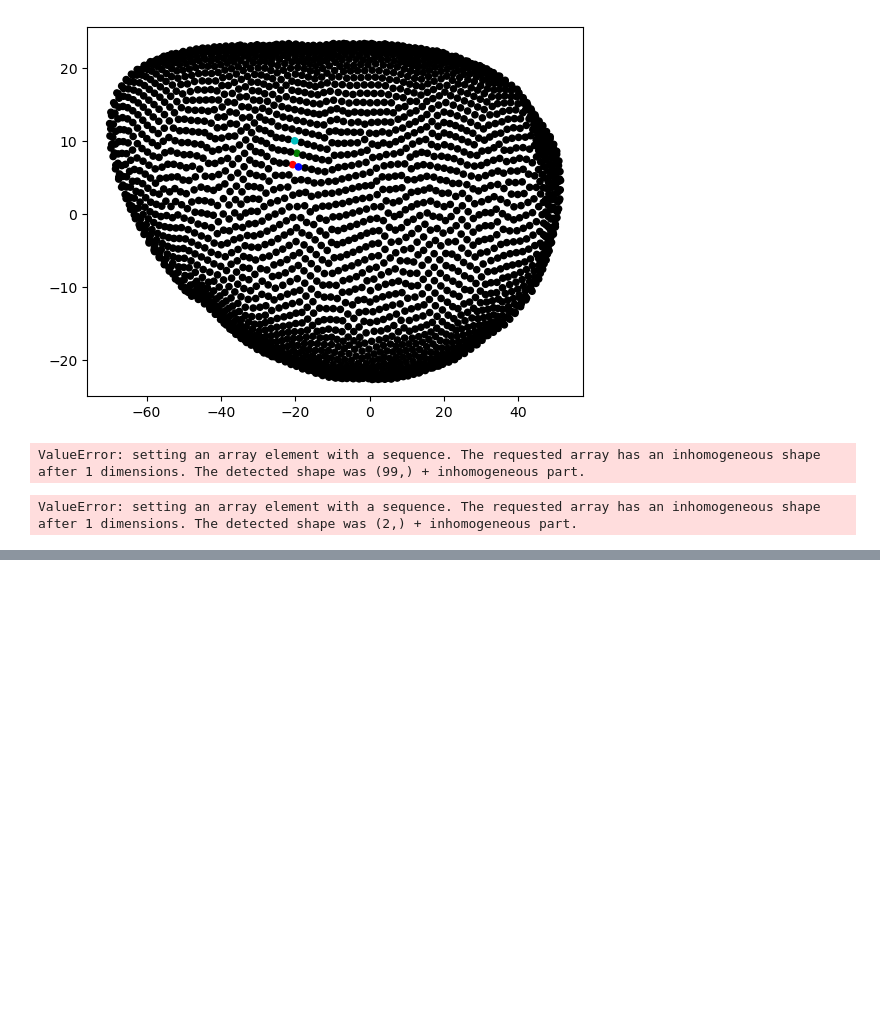
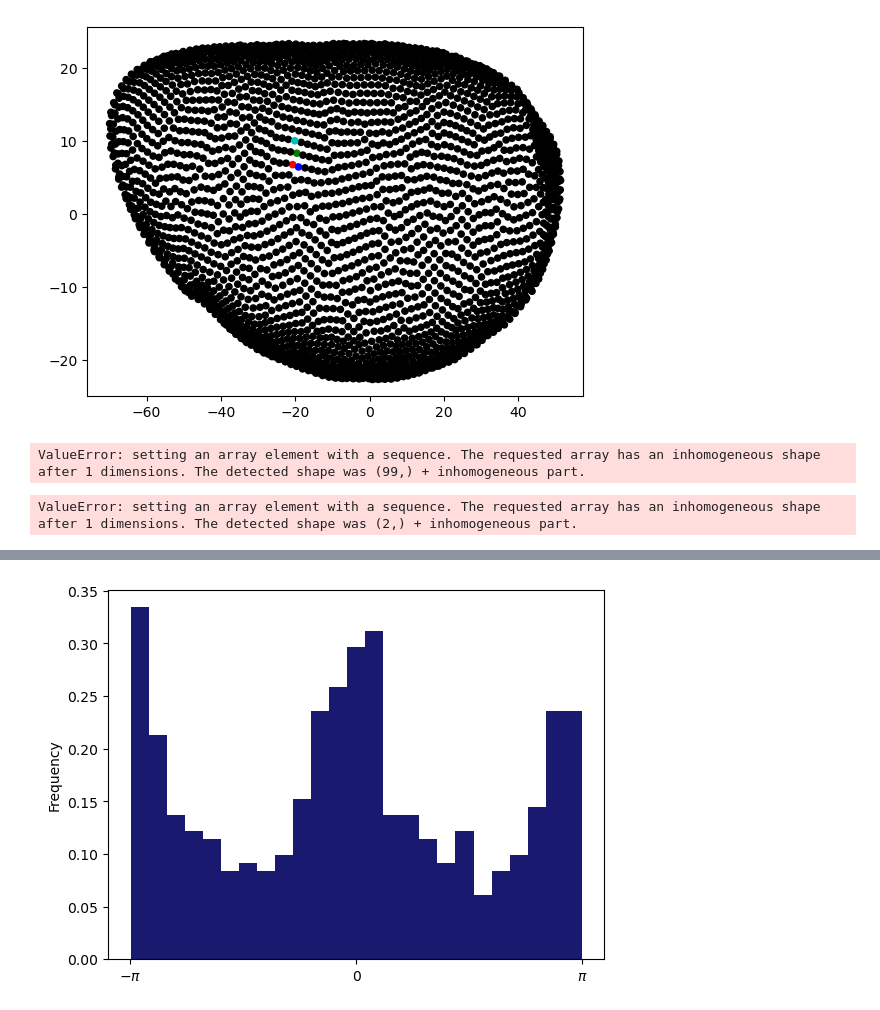
Before and after one commit to JakobSchauser/Thesis, a Jupyter notebook: CompareToData/Rosettes/CompareRosettes.ipynb, the cells around one changed output, grey strips where cells are left out. Drawn from its saved outputs; the diff is of its cells as text; code cells hidden in the pictures; blank space fills up the shorter version.

```diff
--- a/CompareToData/Rosettes/CompareRosettes.ipynb
+++ b/CompareToData/Rosettes/CompareRosettes.ipynb
@@ -110,3 +114,12 @@ plt.show()
+# %%
+# morey = np.abs(vecs_between_flattened[:,1]) > np.abs(vecs_between_flattened[:,2])
+
+plt.hist(np.array(angles_flattened), bins=25, facecolor = "midnightblue", density = 1)#, edgecolor = "#901A1E")
+plt.xticks([-np.pi, 0, np.pi,], ["$-\pi$", "0", "$\pi$"])
+plt.ylabel("Frequency")
+plt.show()
+# %% [output]
+[figure, added]
 # %%
 angles_flattened = []
 
```
Also changed, not shown: parts of 6 cells of this notebook, 26 other files.
